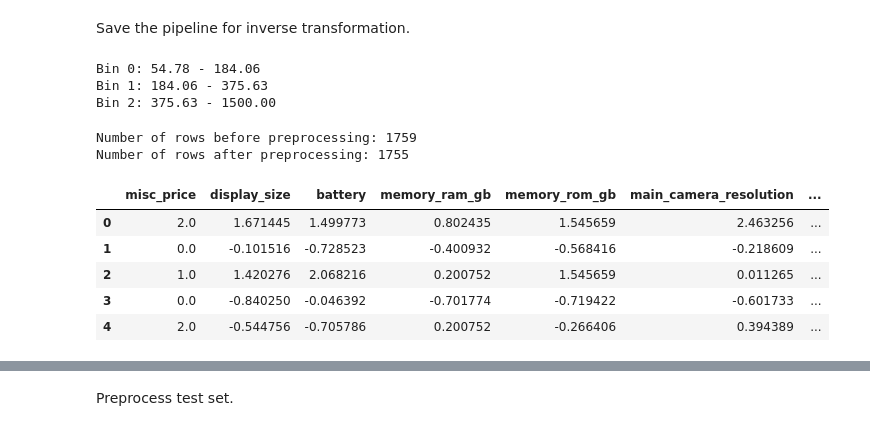
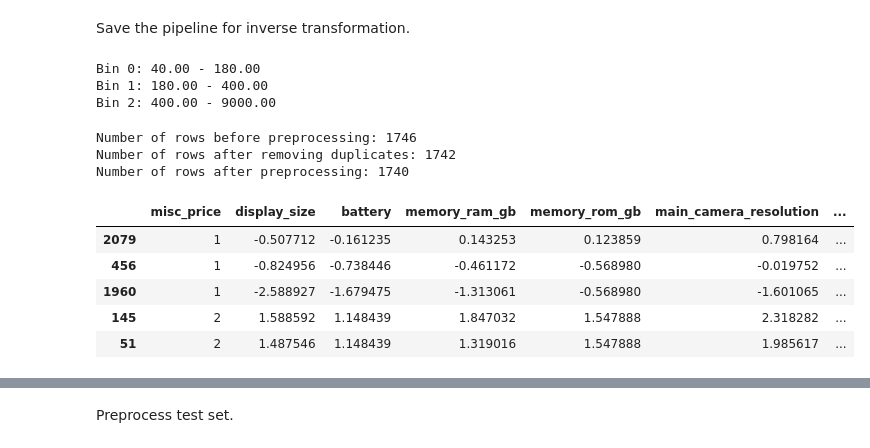
Before and after one commit to Valendrew/counterfactual-explanations, a Jupyter notebook: data_exploration.ipynb, the cells around one changed output, grey strips where cells are left out. Cells and saved outputs as stored; diff of their text form; code cells hidden in the pictures.

```diff
--- a/data_exploration.ipynb
+++ b/data_exploration.ipynb
@@ -322,7 +329,7 @@ plt.show()
 # %% [markdown]
 ## Transform features
 # %%
-df_train = pd.read_csv("data/processed/gsm_train.csv")
-df_test = pd.read_csv("data/processed/gsm_test.csv")
+df_train = pd.read_csv("data/processed/gsm_train.csv", index_col=0)
+df_test = pd.read_csv("data/processed/gsm_test.csv", index_col=0)
 # %% [markdown]
 misc_price
@@ -331,11 +385,26 @@ misc_price
 os.environ["OMP_NUM_THREADS"] = "7"
 n_labels = 3
 
-clip_fun = FunctionTransformer(np.clip, validate=False, check_inverse=False, feature_names_out="one-to-one", kw_args={"a_min": 50, "a_max": 1500})
-log_fun = FunctionTransformer(np.log, validate=False, check_inverse=True, inverse_func=np.exp, feature_names_out="one-to-one")
-label_enc = KBinsDiscretizer(n_bins=n_labels, encode="ordinal", subsample=None, strategy="kmeans")
+class LabelEncoder(FunctionTransformer):
+    def __init__(self, bins="doane", **kwargs):
+        self.bins = bins
+        super().__init__(self.compute_label_encoding, kw_args={"bins": bins}, **kwargs)
 
-label_pipeline = make_pipeline(clip_fun, log_fun, label_enc)
+    def compute_label_encoding(self, x, bins):
+        _, bin_edges = np.histogram(x, bins=bins)
+        self.bin_edges_ = [bin_edges]
+        bin_edges[-1] = bin_edges[-1] + 1e-6
+        df_transform = pd.DataFrame(np.digitize(x, bin_edges, right=False) - 1, columns=["misc_price"], index=x.index)
+        assert isinstance(df_transform, pd.DataFrame)
+        return df_transform
+
+# clip_fun = FunctionTransformer(np.clip, validate=False, check_inverse=False, feature_names_out="one-to-one", kw_args={"a_min": 50, "a_max": 1800})
+# log_fun = FunctionTransformer(np.log, validate=False, check_inverse=True, inverse_func=np.exp, feature_names_out="one-to-one")
+label_enc = LabelEncoder(bins=[df.misc_price.min(), 180, 400, df.misc_price.max()], validate=False, check_inverse=False, feature_names_out="one-to-one")
+# label_enc = KBinsDiscretizer(n_bins=n_labels, encode="ordinal", subsample=None, strategy="kmeans")
+
+label_pipeline = make_pipeline(label_enc)
+# label_pipeline = make_pipeline(clip_fun, log_fun, label_enc)
 # %% [markdown]
 display_size, battery, memory_ram_gb, memory_rom_gb, main_camera_resolution, selfie_camera_resolution
 # %%
@@ -347,6 +416,7 @@ num_columns = ["display_size", "battery", "memory_ram_gb", "memory_rom_gb", "mai
 #     RobustScaler(with_centering=True, unit_variance=True)
 # )
 num_pipeline = make_pipeline(
+    FunctionTransformer(np.log1p, validate=False, check_inverse=True, inverse_func=np.expm1, feature_names_out="one-to-one"),
     StandardScaler()
     #QuantileTransformer(n_quantiles=1000, output_distribution="normal", random_state=rng),
 )
@@ -372,8 +442,10 @@ display_pipeline = make_pipeline(
 # %% [markdown]
 network_technology, num_main_camera, num_selfie_camera
 # %%
-ordinal_columns = ["network_technology", "num_main_camera", "num_selfie_camera"]
-ordinal_categories = [["3G", "4G", "5G"], [1., 2., 3., 4., 5.], [1., 2., 3.]]
+ordinal_columns = ["network_technology", "num_main_camera"]
+# ordinal_columns = ["network_technology", "num_main_camera", "num_selfie_camera"]
+ordinal_categories = [["3G", "4G", "5G"], [1., 2., 3., 4.]]
+# ordinal_categories = [["3G", "4G", "5G"], [1., 2., 3., 4., 5.], [1., 2., 3.]]
 ordinal_pipeline = make_pipeline(OrdinalEncoder(categories=ordinal_categories))
 # %% [markdown]
 has_oled_display, has_memory_card_slot, has_stereo_speakers, has_3.5mm_jack, has_wlan_5ghz, has_nfc, has_wireless_charging, is_waterproof
@@ -418,38 +490,41 @@ pickle.dump(pipeline, open("config/pipeline_stdscaler.pkl", "wb"))
 # %%
-bin_edges = np.exp(pipeline.transformers_[0][1][2].bin_edges_.item())
+bin_edges = pipeline.transformers_[0][1][0].bin_edges_[0]
+# bin_edges = np.exp(pipeline.transformers_[0][1][2].bin_edges_.item())
 for i, (bu, bl) in enumerate(zip(bin_edges, bin_edges[1:])):
     print(f"Bin {i}: {bu:.2f} - {bl:.2f}")
 # %% [output]
-Bin 0: 54.78 - 184.06
-Bin 1: 184.06 - 375.63
-Bin 2: 375.63 - 1500.00
+Bin 0: 40.00 - 180.00
+Bin 1: 180.00 - 400.00
+Bin 2: 400.00 - 9000.00
 # %%
 train_preprocess = pipeline.transform(df_train)
 assert isinstance(train_preprocess, pd.DataFrame)
 print(f"Number of rows before preprocessing: {train_preprocess.shape[0]}")
 
 # train_preprocess = train_preprocess.drop(["has_memory_card_slot", "has_3.5mm_jack"], axis=1)
 
 # keep only one instance between duplicates equal in all features
-train_preprocess = train_preprocess.drop_duplicates(ignore_index=True, keep="first")
+train_preprocess = train_preprocess.drop_duplicates(ignore_index=False, keep="first")
 assert isinstance(train_preprocess, pd.DataFrame)
+print(f"Number of rows after removing duplicates: {train_preprocess.shape[0]}")
 
 # remove all duplicated with different label
 X_columns = train_preprocess.columns.drop("misc_price").to_list()
-train_preprocess = train_preprocess.drop_duplicates(X_columns, keep=False, ignore_index=True)
+train_preprocess = train_preprocess.drop_duplicates(X_columns, keep=False, ignore_index=False)
 assert isinstance(train_preprocess, pd.DataFrame)
 
 print(f"Number of rows after preprocessing: {train_preprocess.shape[0]}")
 train_preprocess.head()
 # %% [output]
-Number of rows before preprocessing: 1759
-Number of rows after preprocessing: 1755
+Number of rows before preprocessing: 1746
+Number of rows after removing duplicates: 1742
+Number of rows after preprocessing: 1740
 |  | misc_price | display_size | battery | memory_ram_gb | memory_rom_gb | main_camera_resolution | ... |
-| 0 | 2.0 | 1.671445 | 1.499773 | 0.802435 | 1.545659 | 2.463256 | ... |
-| 1 | 0.0 | -0.101516 | -0.728523 | -0.400932 | -0.568416 | -0.218609 | ... |
-| 2 | 1.0 | 1.420276 | 2.068216 | 0.200752 | 1.545659 | 0.011265 | ... |
-| 3 | 0.0 | -0.840250 | -0.046392 | -0.701774 | -0.719422 | -0.601733 | ... |
-| 4 | 2.0 | -0.544756 | -0.705786 | 0.200752 | -0.266406 | 0.394389 | ... |
+| 2079 | 1 | -0.507712 | -0.161235 | 0.143253 | 0.123859 | 0.798164 | ... |
+| 456 | 1 | -0.824956 | -0.738446 | -0.461172 | -0.568980 | -0.019752 | ... |
+| 1960 | 1 | -2.588927 | -1.679475 | -1.313061 | -0.568980 | -1.601065 | ... |
+| 145 | 2 | 1.588592 | 1.148439 | 1.847032 | 1.547888 | 2.318282 | ... |
+| 51 | 2 | 1.487546 | 1.148439 | 1.319016 | 1.547888 | 1.985617 | ... |
 # %%
 util_data.count_frequency_labels(train_preprocess.misc_price).sort_index()
 # %% [output]
```
Also changed, not shown: parts of 22 cells of this notebook, 23 other files.
